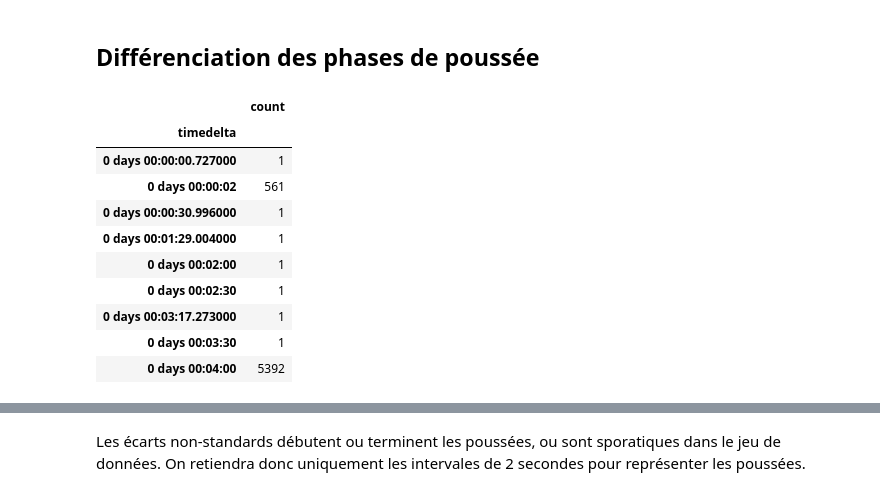
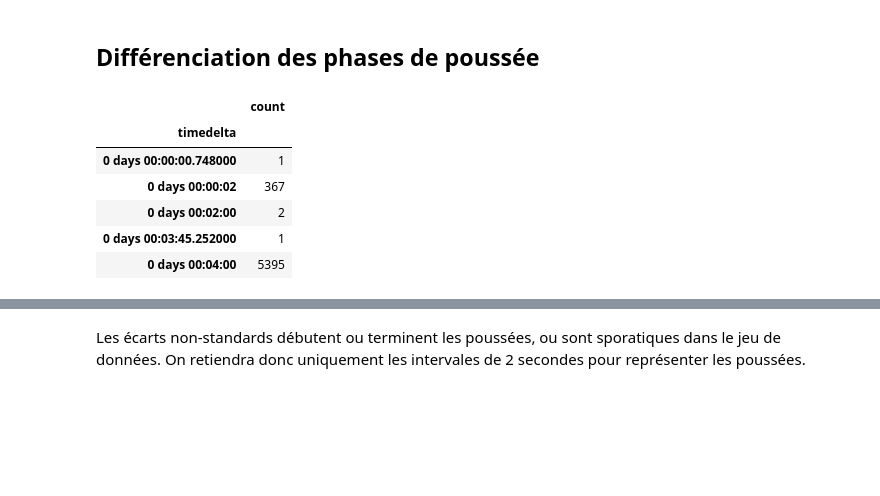
Before and after one commit to dleprovost/mnp_iss, a Jupyter notebook: Fichier coordonnées ISS.ipynb, the cells around one changed output, grey strips where cells are left out. Saved outputs shown, nothing was run; the diff lists cells and outputs as text; code cells hidden in the pictures; blank space fills up the shorter version.

Commit message:
Dynamisme du fichier de données

```diff
--- a/Fichier coordonnées ISS.ipynb
+++ b/Fichier coordonnées ISS.ipynb
@@ -11,8 +11,13 @@ Orbit Ephemeris Message (OEM)
 
     https://nasa-public-data.s3.amazonaws.com/iss-coords/current/ISS_OEM/ISS.OEM_J2K_EPH.txt
 # %%
+import glob
+
+# Récupération d'un fichier de données présent, peu importe lequel.
+filename = glob.glob("ISS.OEM_J2K_EPH_*.txt")[0]
+
 # Affichage des 50 premières lignes du fichier
-with open("ISS.OEM_J2K_EPH.txt") as file:
+with open(filename) as file:
     file_lines = file.readlines()
     for line in file_lines[:50]:
         print(line, end='')
@@ -41,28 +46,24 @@ USEABLE_START_TIME   = 2023-03-24T18:41:29.004
 # %%
 import pandas as pd
 
 # Sélection des lignes de commentaires
 comments = [line for line in file_lines if line.startswith("COMMENT")]
 # Stockage de l'index de la dernière ligne de commentaire en prévision de l'accès aux données
 last_comment_index = file_lines.index(comments[-1])
 # Stockage des données dans un DataFrame, à partir des lignes suivant le dernier commentaire
-df = pd.read_csv("ISS.OEM_J2K_EPH.txt", skiprows=last_comment_index+1,
+df = pd.read_csv(filename, skiprows=last_comment_index+1,
                  sep=" ", names=['datetime', 'x', 'y', 'z', 'vx', 'vy', 'vz'],
                  parse_dates=[0], infer_datetime_format=True)
 
 df.datetime.diff().groupby(by=df.datetime.diff().rename('timedelta')).count().to_frame('count')
 # %% [output]
 |  | count |
 | timedelta |  |
-| 0 days 00:00:00.727000 | 1 |
-| 0 days 00:00:02 | 561 |
-| 0 days 00:00:30.996000 | 1 |
-| 0 days 00:01:29.004000 | 1 |
-| 0 days 00:02:00 | 1 |
-| 0 days 00:02:30 | 1 |
-| 0 days 00:03:17.273000 | 1 |
-| 0 days 00:03:30 | 1 |
-| 0 days 00:04:00 | 5392 |
+| 0 days 00:00:00.748000 | 1 |
+| 0 days 00:00:02 | 367 |
+| 0 days 00:02:00 | 2 |
+| 0 days 00:03:45.252000 | 1 |
+| 0 days 00:04:00 | 5395 |
 # %%
 # Ajout d'une colonne spécifiant le nombre de minisecondes depuis la dernière position
 df['delta'] = (df.diff().datetime.dt.total_seconds() * 1000).fillna(-1).astype(int)
```
Also changed, not shown: parts of 10 cells of this notebook, 1 other file.
